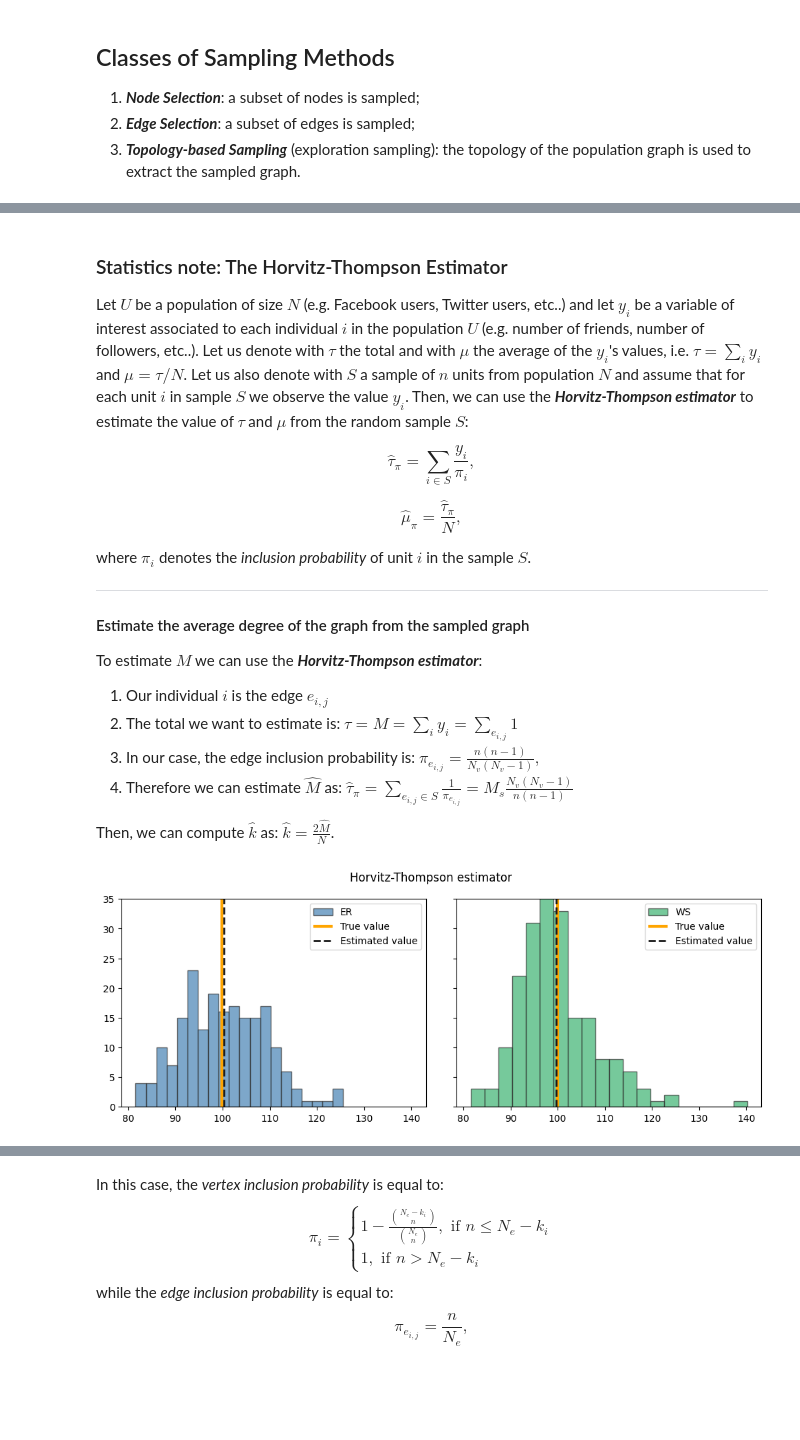
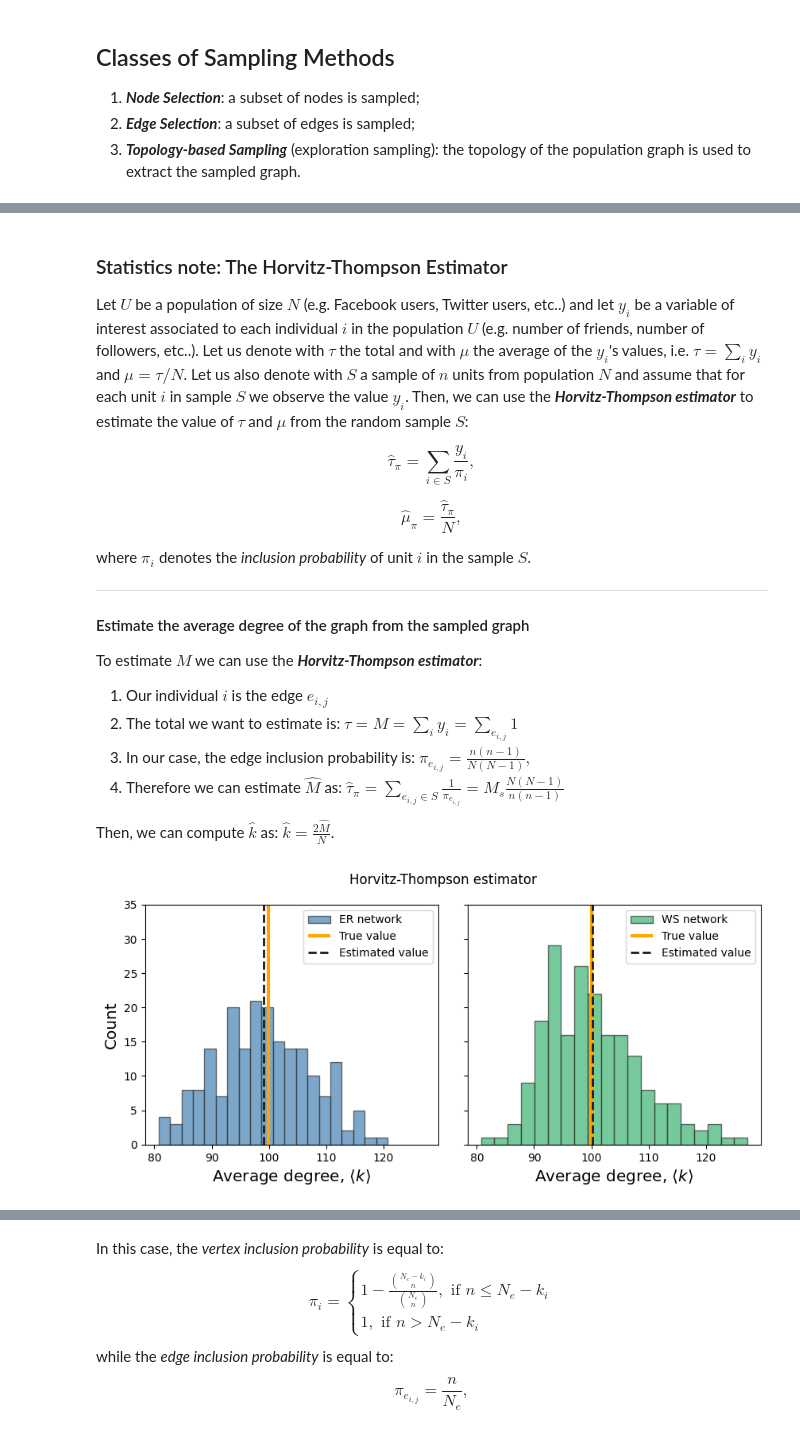
Before and after one commit to network-science-data-and-models/phys7332_fa25, a Jupyter notebook: notebooks/class_22/class_22_sampling.ipynb, the cells around one changed output, grey strips where cells are left out. Drawn from its saved outputs; the diff is of its cells as text; code cells hidden in the pictures; blank space fills up the shorter version.

```diff
--- a/notebooks/class_22/class_22_sampling.ipynb
+++ b/notebooks/class_22/class_22_sampling.ipynb
@@ -393,43 +393,45 @@ ___________
 To estimate $M$ we can use the ***Horvitz-Thompson estimator***:
 1. Our individual $i$ is the edge $e_{i,j}$
 2. The total we want to estimate is: $\tau = M =  \sum_i y_i = \sum_{e_{i,j}}1$
-3. In our case, the edge inclusion probability is: $ \pi_{e_{i,j}} = \frac{n(n-1)}{N_v(N_v-1)} ,$
-4. Therefore we can estimate $\hat{M}$ as: $ \hat{\tau}_\pi = \sum_{e_{i,j} \in S} \frac{1}{\pi_{e_{i,j}}} = M_s\frac{N_v(N_v-1)}{n(n-1)}$
+3. In our case, the edge inclusion probability is: $ \pi_{e_{i,j}} = \frac{n(n-1)}{N(N-1)} ,$
+4. Therefore we can estimate $\hat{M}$ as: $ \hat{\tau}_\pi = \sum_{e_{i,j} \in S} \frac{1}{\pi_{e_{i,j}}} = M_s\frac{N(N-1)}{n(n-1)}$
 
 Then, we can compute $\hat{k}$ as: $\hat{k} = \frac{2\hat{M}}{N}$.
 # %%
-fig, ax = plt.subplots(1,2,figsize=(12,4),dpi=100,sharey=True,sharex=True)
+fig, ax = plt.subplots(1,2,figsize=(10,4),dpi=100,sharey=True,sharex=True)
 plt.subplots_adjust(wspace=0.1)
 cols = ['steelblue','mediumseagreen']
 
 B = 200 # number of simulations
 labels = ['ER','WS']
 for a, G in enumerate([G_er, G_ws]):
     av_degs = np.zeros(B)
     for b in range(B):
         n = 50
         subg_G = induced_subgraph_sampling(G, n)
         m = subg_G.number_of_edges()
         prob_e = n*(n-1)/N/(N-1)
         M_est = m/prob_e
         av_degs[b] = 2*M_est/N
 
 
-    ax[a].hist(av_degs, 20, label=labels[a], color=cols[a], ec='.2', alpha=0.7)
+    ax[a].hist(av_degs, 20, label=labels[a]+" network", color=cols[a], ec='.2', alpha=0.7)
     degs_G = np.mean(list(dict(G.degree()).values()))
     ax[a].vlines(degs_G, 0, 35, lw=3, label='True value', color='orange')
 
     mu = np.mean(av_degs)
     ax[a].vlines(mu, 0, 35, color='.1', lw=2, label='Estimated value', ls='--')
     ax[a].legend()
     ax[a].set_ylim(0,35)
+    ax[a].set_xlabel(r'Average degree, $\langle k \rangle$', fontsize='x-large')
 
+ax[0].set_ylabel('Count', fontsize='x-large')
 
 plt.suptitle('Horvitz-Thompson estimator')
 
 plt.show()
 # %% [output]
-[figure, old version]
+[figure, new version]
 # %% [markdown]
 ### Estimation of Group Size
 
```
Also changed, not shown: parts of 42 cells of this notebook, 1 other file.
